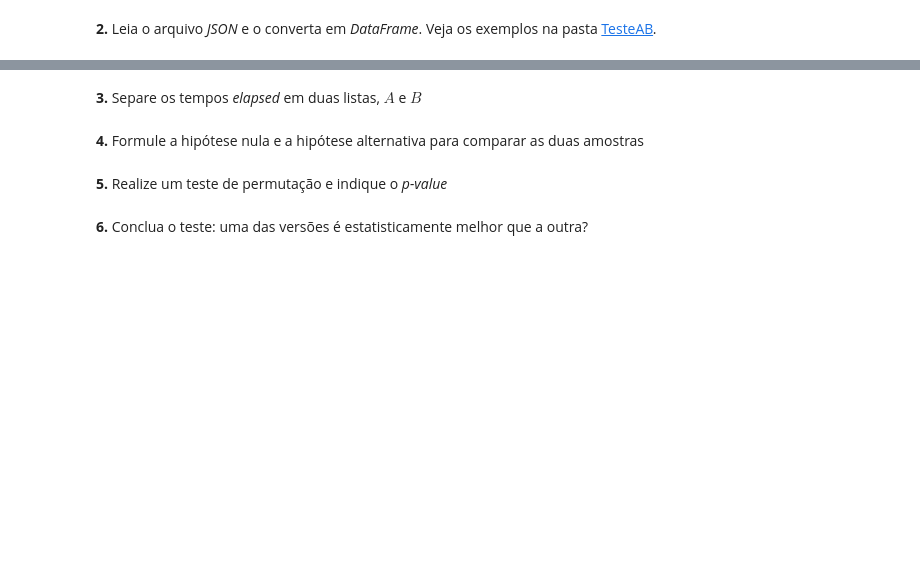
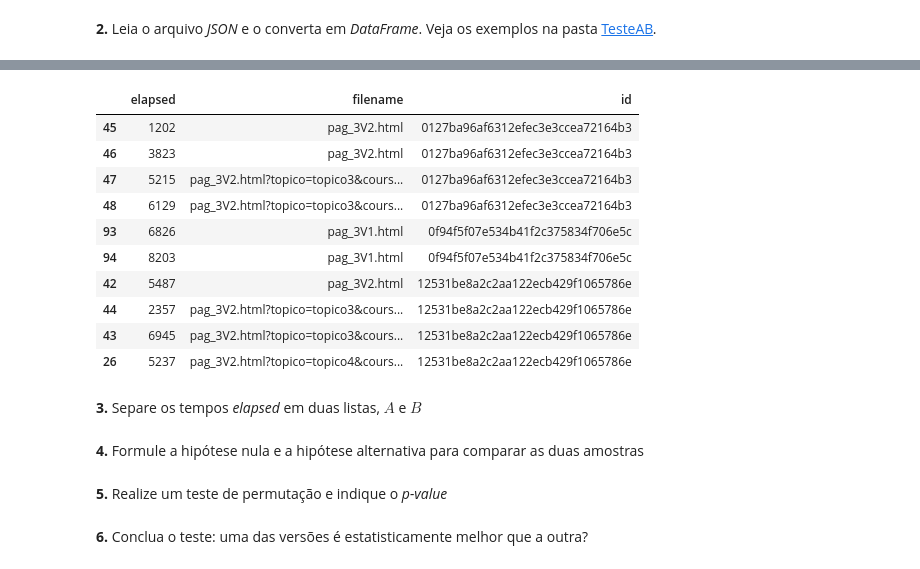
Before and after one commit to BeatrizAlexandre/beatrizalexandre.github.io, a Jupyter notebook: Versoes/APS7_TesteAB - AASFERAS.ipynb, the cells around one changed output, grey strips where cells are left out. Cells and saved outputs as stored; diff of their text form; code cells hidden in the pictures; blank space fills up the shorter version.

```diff
--- a/Versoes/APS7_TesteAB.ipynb
+++ b/Versoes/APS7_TesteAB - AASFERAS.ipynb
@@ -37,7 +37,7 @@ import itertools
 import matplotlib.pyplot as plt
 %matplotlib inline
 # %%
-arquivo = open("Versoes/teste-a-e-b-export.json")
+arquivo = open("teste-a-e-b-export.json")
 linhas = arquivo.readlines()
 texto = "".join(linhas)
 dados_fire = json.loads(texto)
@@ -45,0 +44,13 @@ FileNotFoundError: [Errno 2] No such file or directory: 'Versoes/teste-a-e-b-exp
+# %%
+for k, v in dados_fire.items():
+    ## FALTA ISSO print()
+    for chave, valor in v.items():
+        #FALTA ISSO TAMBEM
+        pass #ISSO TAMBEM
+# %%
+lista_dicionarios = []
+
+for k, v in dados_fire.items():
+    lista_dicionarios.append(v)
+
+lista_dicionarios[:3]
@@ -46,3 +67,19 @@ FileNotFoundError: [Errno 2] No such file or directory: 'Versoes/teste-a-e-b-exp
+# %%
+dataframe = pd.DataFrame.from_records(lista_dicionarios)
+# %%
+dataframe.sort_values(by = ['id', 'filename', 'elapsed']).head(10)
+# %% [output]
+|  | elapsed | filename | id |
+| 45 | 1202 | pag_3V2.html | 0127ba96af6312efec3e3ccea72164b3 |
+| 46 | 3823 | pag_3V2.html | 0127ba96af6312efec3e3ccea72164b3 |
+| 47 | 5215 | pag_3V2.html?topico=topico3&cours... | 0127ba96af6312efec3e3ccea72164b3 |
+| 48 | 6129 | pag_3V2.html?topico=topico3&cours... | 0127ba96af6312efec3e3ccea72164b3 |
+| 93 | 6826 | pag_3V1.html | 0f94f5f07e534b41f2c375834f706e5c |
+| 94 | 8203 | pag_3V1.html | 0f94f5f07e534b41f2c375834f706e5c |
+| 42 | 5487 | pag_3V2.html | 12531be8a2c2aa122ecb429f1065786e |
+| 44 | 2357 | pag_3V2.html?topico=topico3&cours... | 12531be8a2c2aa122ecb429f1065786e |
+| 43 | 6945 | pag_3V2.html?topico=topico3&cours... | 12531be8a2c2aa122ecb429f1065786e |
+| 26 | 5237 | pag_3V2.html?topico=topico4&cours... | 12531be8a2c2aa122ecb429f1065786e |
 # %% [markdown]
 **3.** Separe os tempos *elapsed* em duas listas, $A$ e $B$
 # %% [markdown]
```
Also changed, not shown: parts of 2 cells of this notebook.
